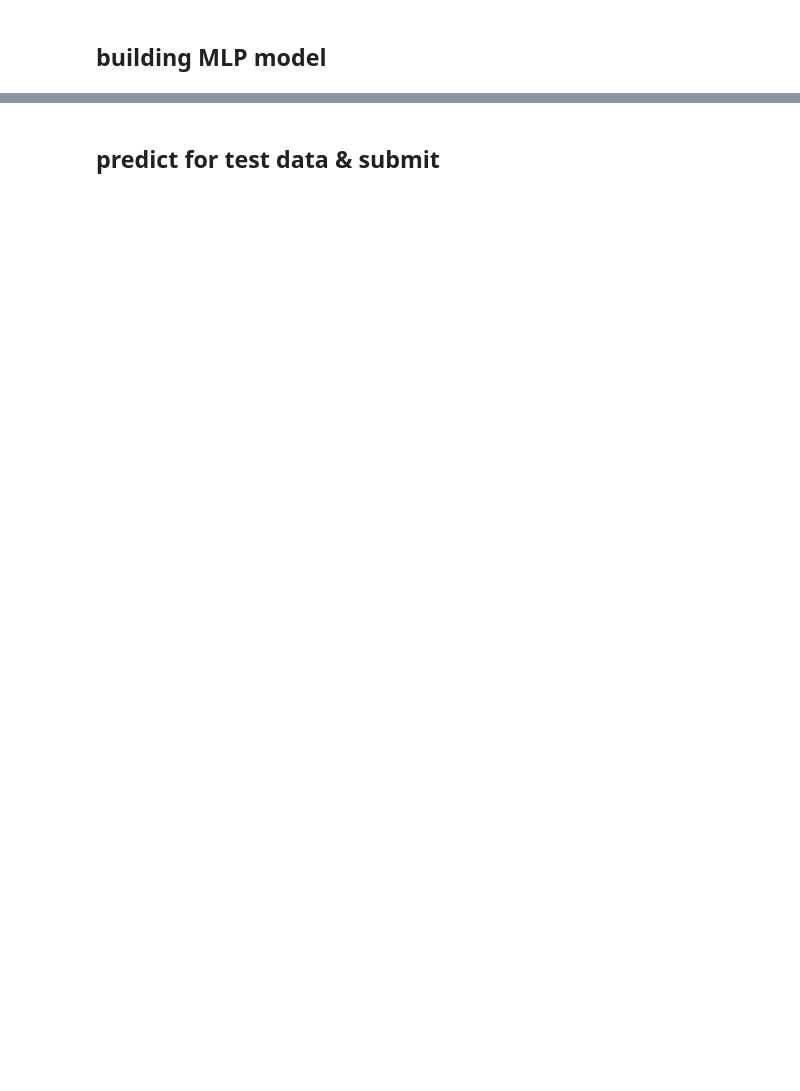
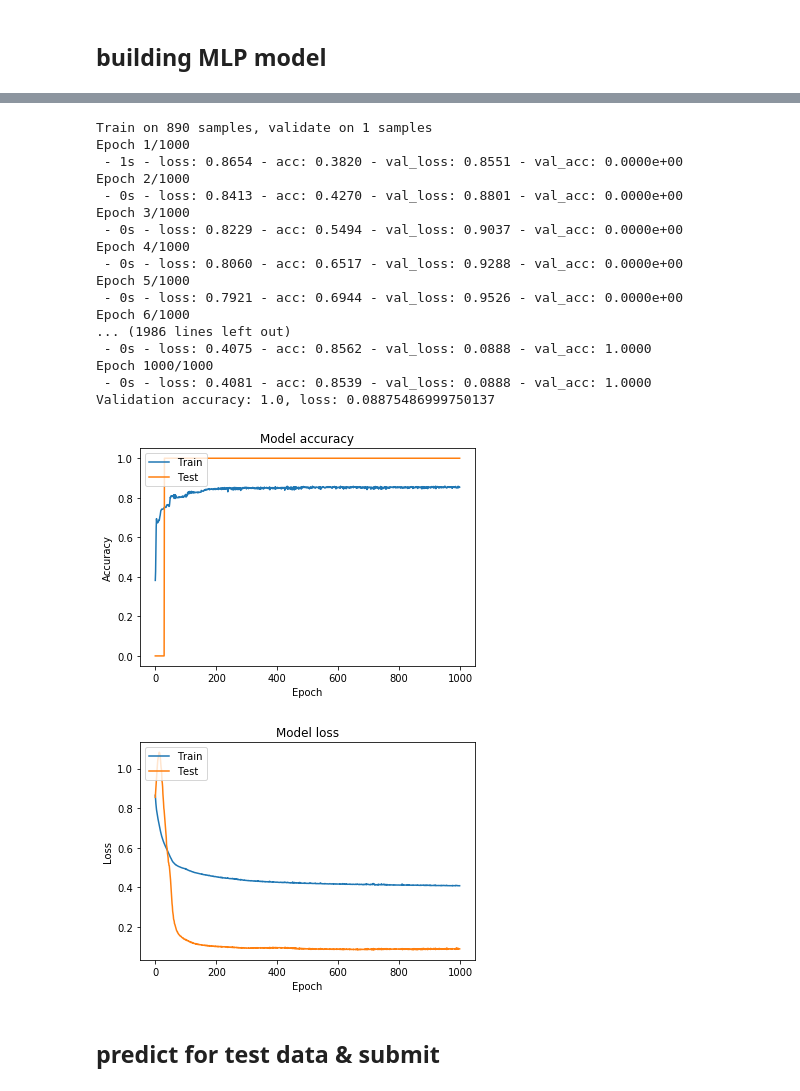
Before and after one commit to t1slowik/kaggle-titanic, a Jupyter notebook: titanic2.ipynb, the cells around one changed output, grey strips where cells are left out. Cells and saved outputs as stored; diff of their text form; code cells hidden in the pictures; blank space fills up the shorter version.

```diff
--- a/titanic2.ipynb
+++ b/titanic2.ipynb
@@ -188,7 +227,7 @@ X_train_pruned.shape
 # %%
 # split train and validation
 # X_train,X_val,y_train,y_val=train_test_split(df_train.values,dfy.values,test_size=0.25,random_state=1, shuffle=True)
-X_train,X_val,y_train,y_val=train_test_split(X_train_pruned,df_y.values,test_size=0.15,random_state=1, shuffle=True)
+X_train,X_val,y_train,y_val=train_test_split(X_train_pruned,df_y.values,test_size=0.001,random_state=1, shuffle=True)
 X_test=X_test_pruned
 # %%
 print(X_train.shape)
@@ -254,10 +299,30 @@ def train_model(model,data,epochs=20,learning_rate=1e-3):
     # model.save('titanic.h5')
     return history['val_acc'][-1], history['val_loss'][-1], model
 # %%
-my_model=mlp_model(units_list=[8,8,6,4],l2=0.006,dropout_rate=0.)
+my_model=mlp_model(units_list=[8,8,6,4],l2=0.005,dropout_rate=0)
 # %%
 my_data= (X_train, y_train, X_val, y_val)
-_,_,my_model=train_model(my_model,my_data,epochs=1000,learning_rate=3e-4)
+_,_,my_model=train_model(my_model,my_data,epochs=1000,learning_rate=1e-3)
+# %% [output]
+Train on 890 samples, validate on 1 samples
+Epoch 1/1000
+ - 1s - loss: 0.8654 - acc: 0.3820 - val_loss: 0.8551 - val_acc: 0.0000e+00
+Epoch 2/1000
+ - 0s - loss: 0.8413 - acc: 0.4270 - val_loss: 0.8801 - val_acc: 0.0000e+00
+Epoch 3/1000
+ - 0s - loss: 0.8229 - acc: 0.5494 - val_loss: 0.9037 - val_acc: 0.0000e+00
+Epoch 4/1000
+ - 0s - loss: 0.8060 - acc: 0.6517 - val_loss: 0.9288 - val_acc: 0.0000e+00
+Epoch 5/1000
+ - 0s - loss: 0.7921 - acc: 0.6944 - val_loss: 0.9526 - val_acc: 0.0000e+00
+Epoch 6/1000
+... (1986 lines left out)
+ - 0s - loss: 0.4075 - acc: 0.8562 - val_loss: 0.0888 - val_acc: 1.0000
+Epoch 1000/1000
+ - 0s - loss: 0.4081 - acc: 0.8539 - val_loss: 0.0888 - val_acc: 1.0000
+Validation accuracy: 1.0, loss: 0.08875486999750137
+[figure, added]
+[figure, added]
 # %% [markdown]
 ## predict for test data & submit
 # %%
```
Also changed, not shown: parts of 18 cells of this notebook.
